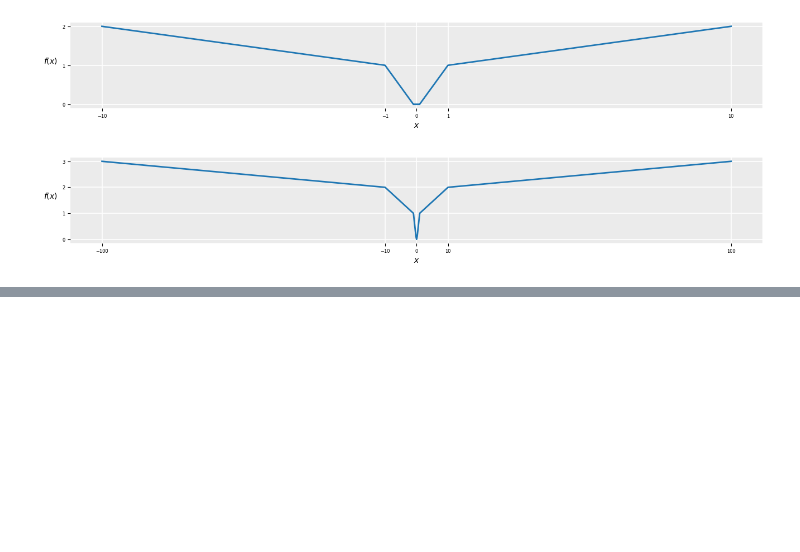
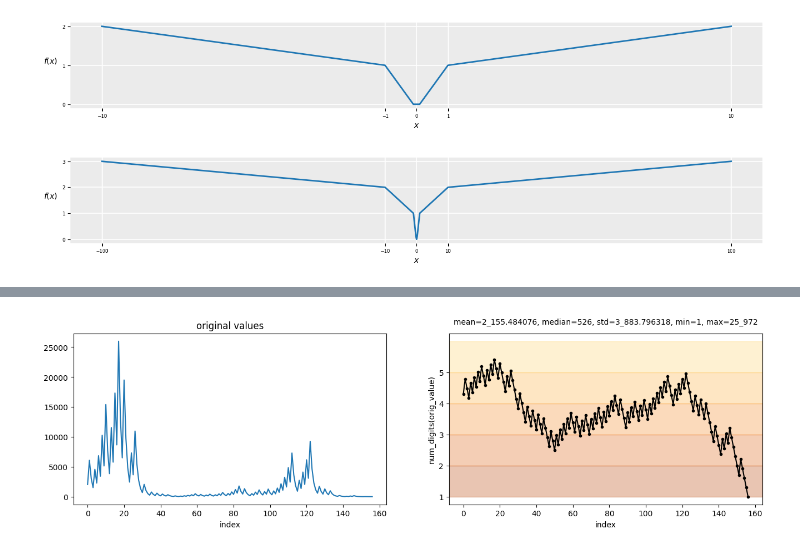
Before and after one commit to estripling/onekit, a Jupyter notebook: docs/source/mathkit.ipynb, the cells around one changed output, grey strips where cells are left out. Saved outputs shown, nothing was run; the diff lists cells and outputs as text; code cells hidden in the pictures; blank space fills up the shorter version.

Commit message:
feat(vizkit): add plot_digitscale (#107)

```diff
--- a/docs/source/mathkit.ipynb
+++ b/docs/source/mathkit.ipynb
@@ -184,0 +240,3 @@ plot_digitscale(
+# %%
+seq = tuple(mk.collatz(2025))
+print_collatz(seq)
@@ -184,0 +256,9 @@ plot_digitscale(
+# %%
+_, (ax1, ax2) = plt.subplots(1, 2, figsize=(16, 4))
+ax1.plot(seq)
+ax1.set_xlabel("index")
+ax1.set_title("original values")
+vk.plot_digitscale(seq, ax=ax2)
+plt.show()
+# %% [output]
+[figure, added]
```
Also changed, not shown: parts of 5 cells of this notebook, 2 other files.
